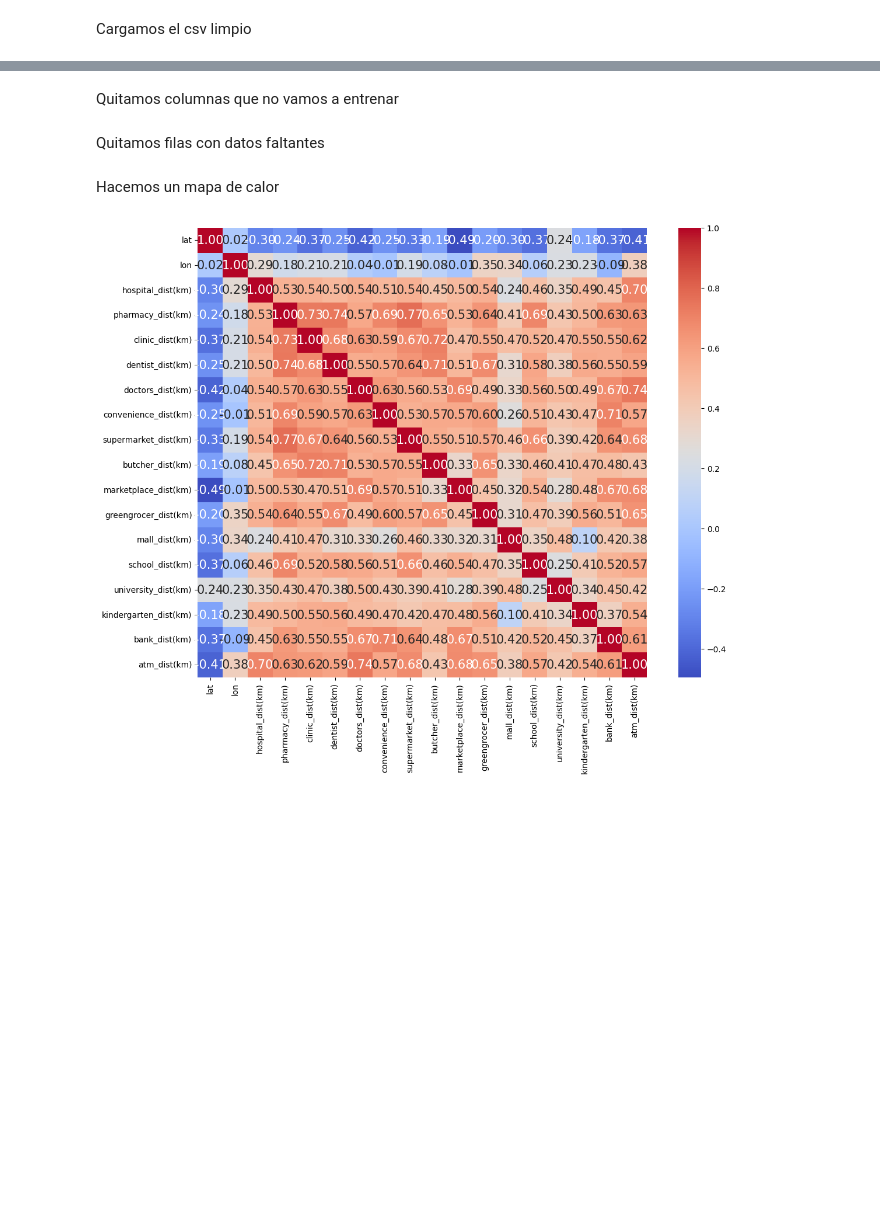
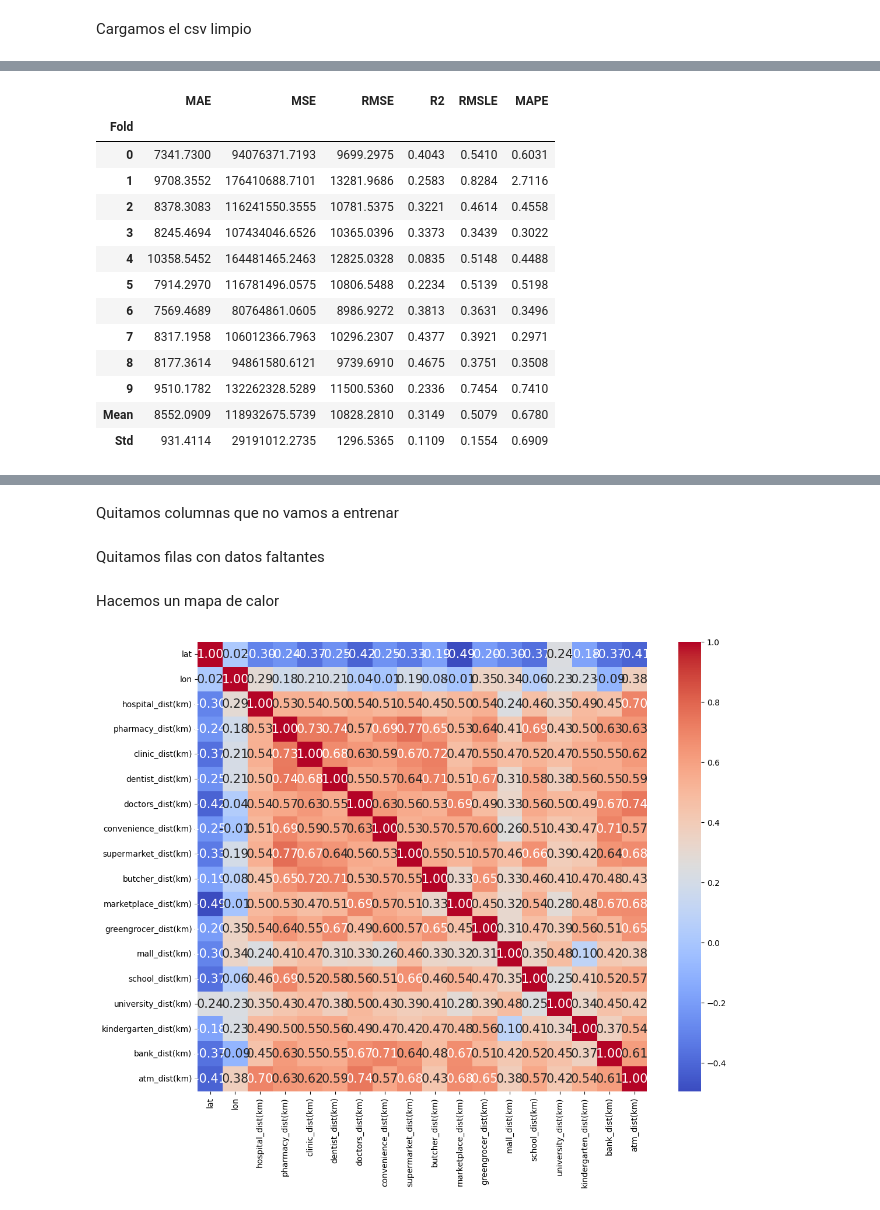
Before and after one commit to Jhovanylara/Land-Prices-at-Mexico-City, a Jupyter notebook: EDA_prediction.ipynb, the cells around one changed output, grey strips where cells are left out. Saved outputs shown, nothing was run; the diff lists cells and outputs as text; code cells hidden in the pictures; blank space fills up the shorter version.

```diff
--- a/EDA_prediction.ipynb
+++ b/EDA_prediction.ipynb
@@ -36,0 +101,19 @@ df=pd.read_csv('https://raw.githubusercontent.com/Jhovanylara/Land-Prices-at-Mex
+# %%
+Random_forest = create_model('rf')
+Gradient_boosting = create_model('gbr')
+Bayesian_ridge = create_model('br')
+# %% [output]
+|  | MAE | MSE | RMSE | R2 | RMSLE | MAPE |
+| Fold |  |  |  |  |  |  |
+| 0 | 7341.7300 | 94076371.7193 | 9699.2975 | 0.4043 | 0.5410 | 0.6031 |
+| 1 | 9708.3552 | 176410688.7101 | 13281.9686 | 0.2583 | 0.8284 | 2.7116 |
+| 2 | 8378.3083 | 116241550.3555 | 10781.5375 | 0.3221 | 0.4614 | 0.4558 |
+| 3 | 8245.4694 | 107434046.6526 | 10365.0396 | 0.3373 | 0.3439 | 0.3022 |
+| 4 | 10358.5452 | 164481465.2463 | 12825.0328 | 0.0835 | 0.5148 | 0.4488 |
+| 5 | 7914.2970 | 116781496.0575 | 10806.5488 | 0.2234 | 0.5139 | 0.5198 |
+| 6 | 7569.4689 | 80764861.0605 | 8986.9272 | 0.3813 | 0.3631 | 0.3496 |
+| 7 | 8317.1958 | 106012366.7963 | 10296.2307 | 0.4377 | 0.3921 | 0.2971 |
+| 8 | 8177.3614 | 94861580.6121 | 9739.6910 | 0.4675 | 0.3751 | 0.3508 |
+| 9 | 9510.1782 | 132262328.5289 | 11500.5360 | 0.2336 | 0.7454 | 0.7410 |
+| Mean | 8552.0909 | 118932675.5739 | 10828.2810 | 0.3149 | 0.5079 | 0.6780 |
+| Std | 931.4114 | 29191012.2735 | 1296.5365 | 0.1109 | 0.1554 | 0.6909 |
```
Also changed, not shown: parts of 29 cells of this notebook, 5 other files.
